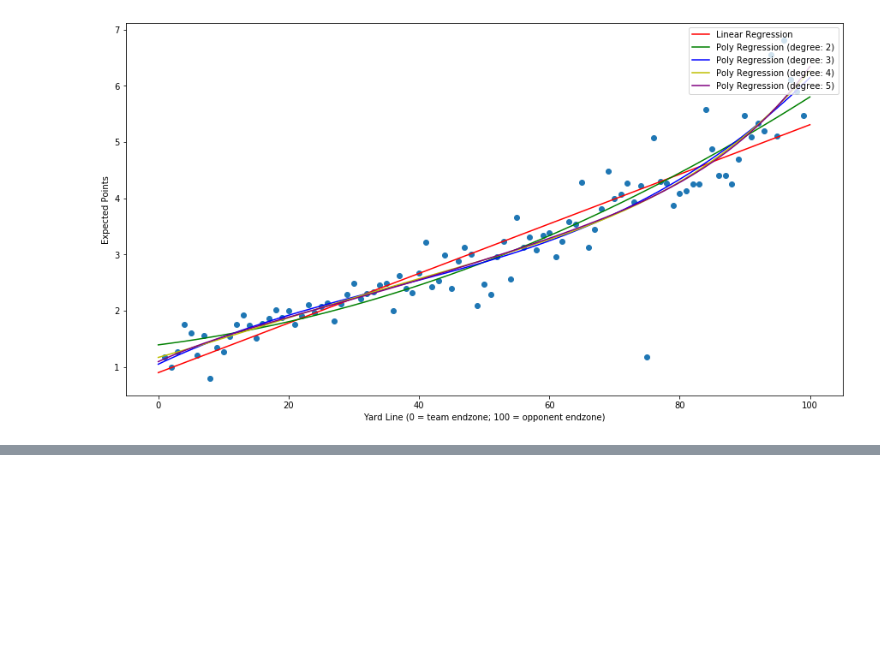
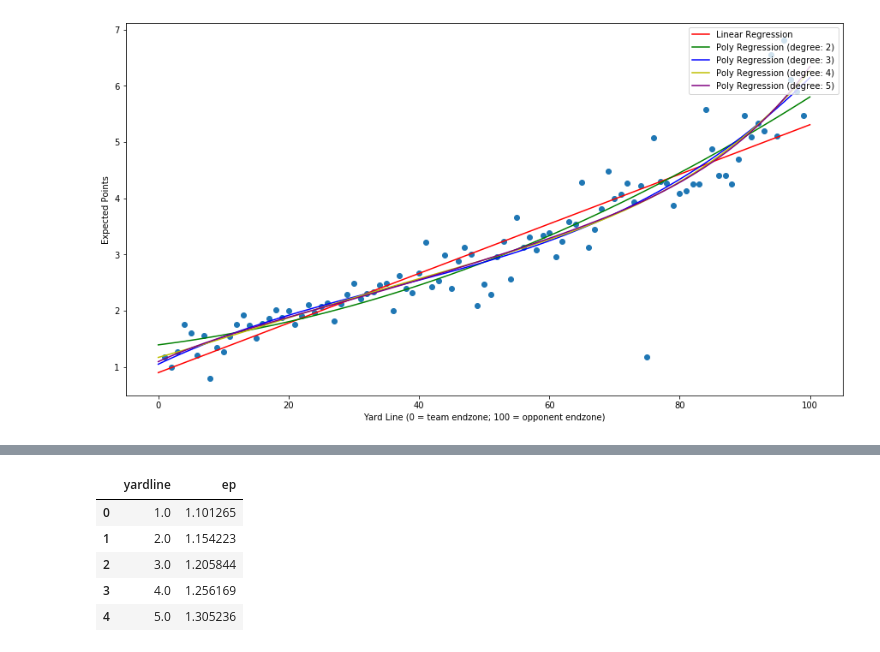
Before and after one commit to akeaswaran/cfb-pbp-analysis, a Jupyter notebook: cfb-drive-pbp-analysis.ipynb, the cells around one changed output, grey strips where cells are left out. Saved outputs shown, nothing was run; the diff lists cells and outputs as text; code cells hidden in the pictures; blank space fills up the shorter version.

Commit message:
generate a ep csv now

```diff
--- a/cfb-drive-pbp-analysis.ipynb
+++ b/cfb-drive-pbp-analysis.ipynb
@@ -459,0 +460,3 @@ test_dataset.head()
+# %%
+generated_yardlines = np.linspace(1, 100, 100)
+generated_yardlines
@@ -459,0 +474,12 @@ test_dataset.head()
+# %%
+csv_dump_frame = pd.DataFrame({'yardline':generated_yardlines})
+csv_yardline_quad2 = PolynomialFeatures(degree=3).fit_transform(csv_dump_frame.yardline[:, np.newaxis])
+csv_dump_frame['ep'] = quad2.predict(csv_yardline_quad2)
+csv_dump_frame.head()
+# %% [output]
+|  | yardline | ep |
+| 0 | 1.0 | 1.101265 |
+| 1 | 2.0 | 1.154223 |
+| 2 | 3.0 | 1.205844 |
+| 3 | 4.0 | 1.256169 |
+| 4 | 5.0 | 1.305236 |
```
Also changed, not shown: parts of 4 cells of this notebook, 1 other file.
